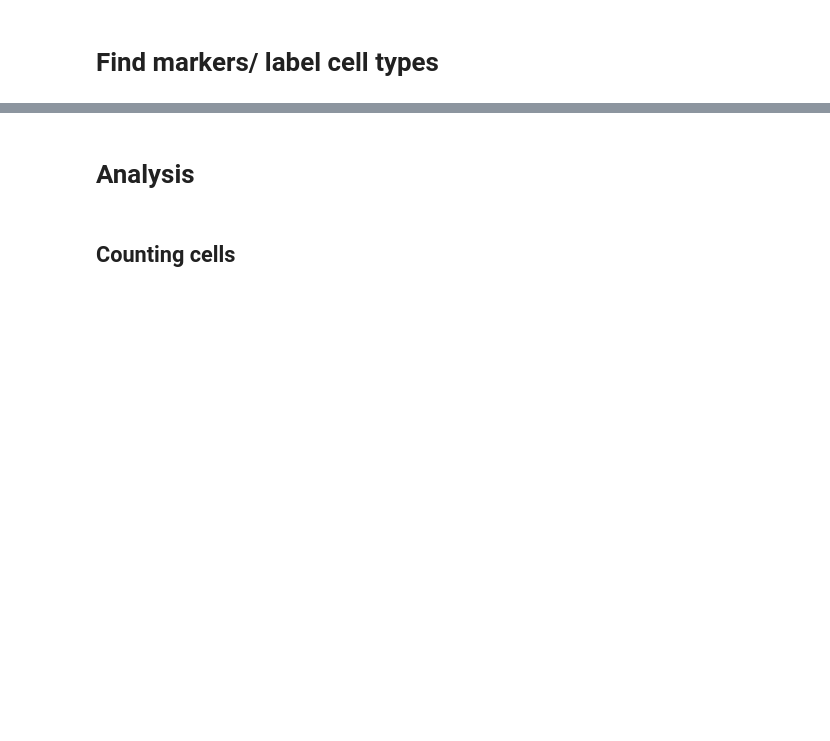
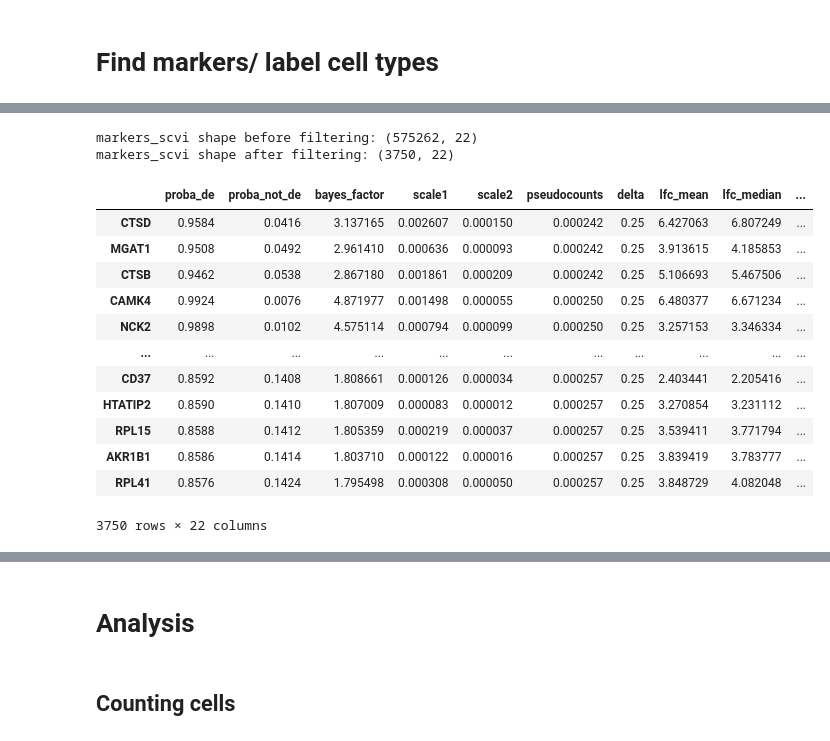
Before and after one commit to tealeave/sanbomics_scripts, a Jupyter notebook: single_cell_analysis_complete_class.ipynb, the cells around one changed output, grey strips where cells are left out. Cells and saved outputs as stored; diff of their text form; code cells hidden in the pictures; blank space fills up the shorter version.

```diff
--- a/single_cell_analysis_complete_class.ipynb
+++ b/single_cell_analysis_complete_class.ipynb
@@ -545,5 +636,33 @@ markers_scvi
 # %%
-markers_scvi = markers_scvi[(markers_scvi['is_de_fdr_0.05']) & (markers_scvi.lfc_mean > .5)]
-markers_scvi
+markers_scvi = model.differential_expression(
+    groupby='leiden',
+    mode='change',      # Ensures Bayesian DE with Bayes factors, probabilities, etc.
+    fdr_target=0.05     # Adds 'is_de_fdr_0.05' for FDR-controlled DE tagging
+)
+# %%
+# Check the shape
+print(f'markers_scvi shape before filtering: {markers_scvi.shape}')
+
+# Filter for significant DE genes
+markers_scvi = markers_scvi[(markers_scvi['is_de_fdr_0.05']) & (markers_scvi['lfc_mean'] > 0.5)]
+print(f'markers_scvi shape after filtering: {markers_scvi.shape}')
+
+markers_scvi
+# %% [output]
+markers_scvi shape before filtering: (575262, 22)
+markers_scvi shape after filtering: (3750, 22)
+|  | proba_de | proba_not_de | bayes_factor | scale1 | scale2 | pseudocounts | delta | lfc_mean | lfc_median | ... |
+| CTSD | 0.9584 | 0.0416 | 3.137165 | 0.002607 | 0.000150 | 0.000242 | 0.25 | 6.427063 | 6.807249 | ... |
+| MGAT1 | 0.9508 | 0.0492 | 2.961410 | 0.000636 | 0.000093 | 0.000242 | 0.25 | 3.913615 | 4.185853 | ... |
+| CTSB | 0.9462 | 0.0538 | 2.867180 | 0.001861 | 0.000209 | 0.000242 | 0.25 | 5.106693 | 5.467506 | ... |
+| CAMK4 | 0.9924 | 0.0076 | 4.871977 | 0.001498 | 0.000055 | 0.000250 | 0.25 | 6.480377 | 6.671234 | ... |
+| NCK2 | 0.9898 | 0.0102 | 4.575114 | 0.000794 | 0.000099 | 0.000250 | 0.25 | 3.257153 | 3.346334 | ... |
+| ... | ... | ... | ... | ... | ... | ... | ... | ... | ... | ... |
+| CD37 | 0.8592 | 0.1408 | 1.808661 | 0.000126 | 0.000034 | 0.000257 | 0.25 | 2.403441 | 2.205416 | ... |
+| HTATIP2 | 0.8590 | 0.1410 | 1.807009 | 0.000083 | 0.000012 | 0.000257 | 0.25 | 3.270854 | 3.231112 | ... |
+| RPL15 | 0.8588 | 0.1412 | 1.805359 | 0.000219 | 0.000037 | 0.000257 | 0.25 | 3.539411 | 3.771794 | ... |
+| AKR1B1 | 0.8586 | 0.1414 | 1.803710 | 0.000122 | 0.000016 | 0.000257 | 0.25 | 3.839419 | 3.783777 | ... |
+| RPL41 | 0.8576 | 0.1424 | 1.795498 | 0.000308 | 0.000050 | 0.000257 | 0.25 | 3.848729 | 4.082048 | ... |
+3750 rows × 22 columns
 # %%
 sc.pl.umap(adata, color = ['leiden'], frameon = False, legend_loc = "on data")
```
Also changed, not shown: parts of 30 cells of this notebook, 3 other files.
